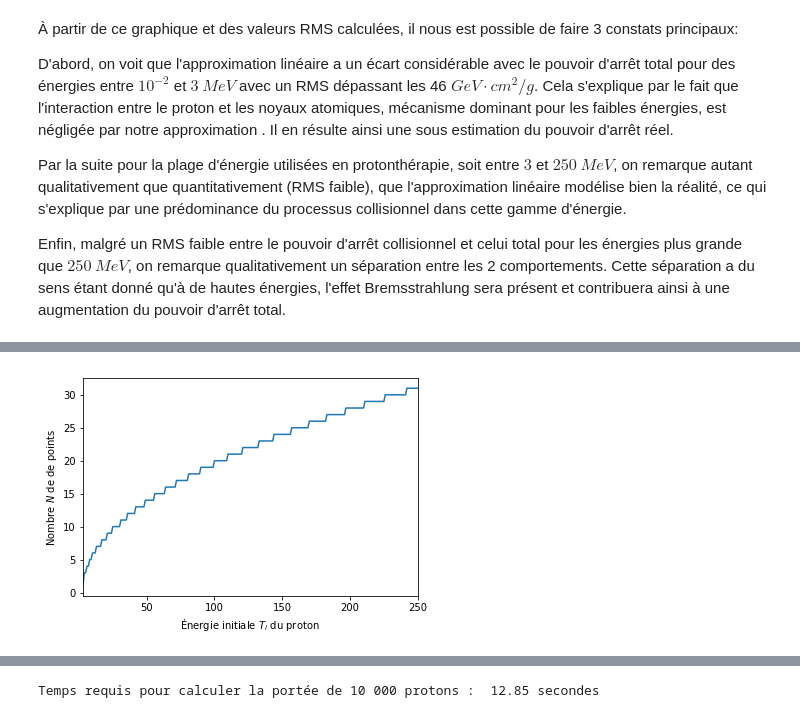
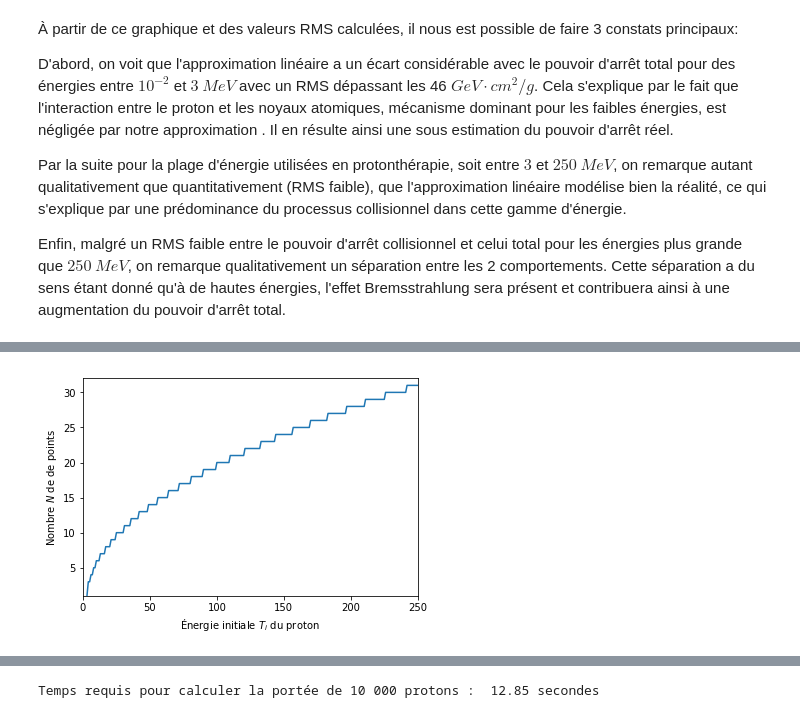
Before and after one commit to eliedl/Physique_numerique, a Jupyter notebook: TP1/TP1_Elie.ipynb, the cells around one changed output, grey strips where cells are left out. Drawn from its saved outputs; the diff is of its cells as text; code cells hidden in the pictures.

```diff
--- a/TP1/TP1_Elie.ipynb
+++ b/TP1/TP1_Elie.ipynb
@@ -275,8 +276,17 @@ Enfin, malgré un RMS faible entre le pouvoir d'arrêt collisionnel et celui tot
 # %%
 def get_n(N, a, b):
+    """ Retourne le nombre de points nécessaire pour une précision de 10^{-9} cm
+
+    :params:-------------Description-------------: Unités :
+
+          N: Nombre de points                         -
+          a: borne d'intégration inférieure          MeV
+          b: borne(s) d'intégration supérieure(s)    MeV
+
+    """
+
     n = []
     for b_i in b:
-
         erreur = 1
         N = 0
         while erreur > 1e-9: # Critère de convergence (10^{-9} cm)
@@ -288,27 +298,23 @@ def get_n(N, a, b):
             x_N, w_N = gaussxwab(N, a, b_i)
             x_2N, w_2N = gaussxwab(2*N, a, b_i)
 
-
-            for k in range(N):
-                res_N += w_N[k]/get_s_col(r_e, n_e_eau, x_N[k], I_eau)
-
-            for l in range(2*N):
-                res_2N += w_2N[l]/get_s_col(r_e, n_e_eau, x_2N[l], I_eau)
+            res_N = np.sum(w_N/get_s_col(r_e, n_e_eau, x_N, I_eau))
+            res_2N = np.sum(w_2N/get_s_col(r_e, n_e_eau, x_2N, I_eau))
 
             erreur = abs(res_N - res_2N)
 
-        n.append(N)
+        n.append(N-1)
 
     return n
 
-b= np.arange(3, 251, 1)
-
+b = np.arange(3, 251, 1)
 n = get_n(0, 3, b)
-
-plt.plot(b,n)
-plt.xlabel('Énergie initiale $T_i$ du proton')
-plt.ylabel('Nombre $N$ de de points')
-plt.xlim([3,250])
-plt.show()
-# %% [output]
-[figure, removed]
+# %%
+plt.plot(b,n)
+plt.xlabel('Énergie initiale $T_i$ du proton')
+plt.ylabel('Nombre $N$ de de points')
+plt.xlim([0,250])
+plt.ylim([1,32])
+plt.show()
+# %% [output]
+[figure, added]
```
Also changed, not shown: parts of 14 cells of this notebook.
